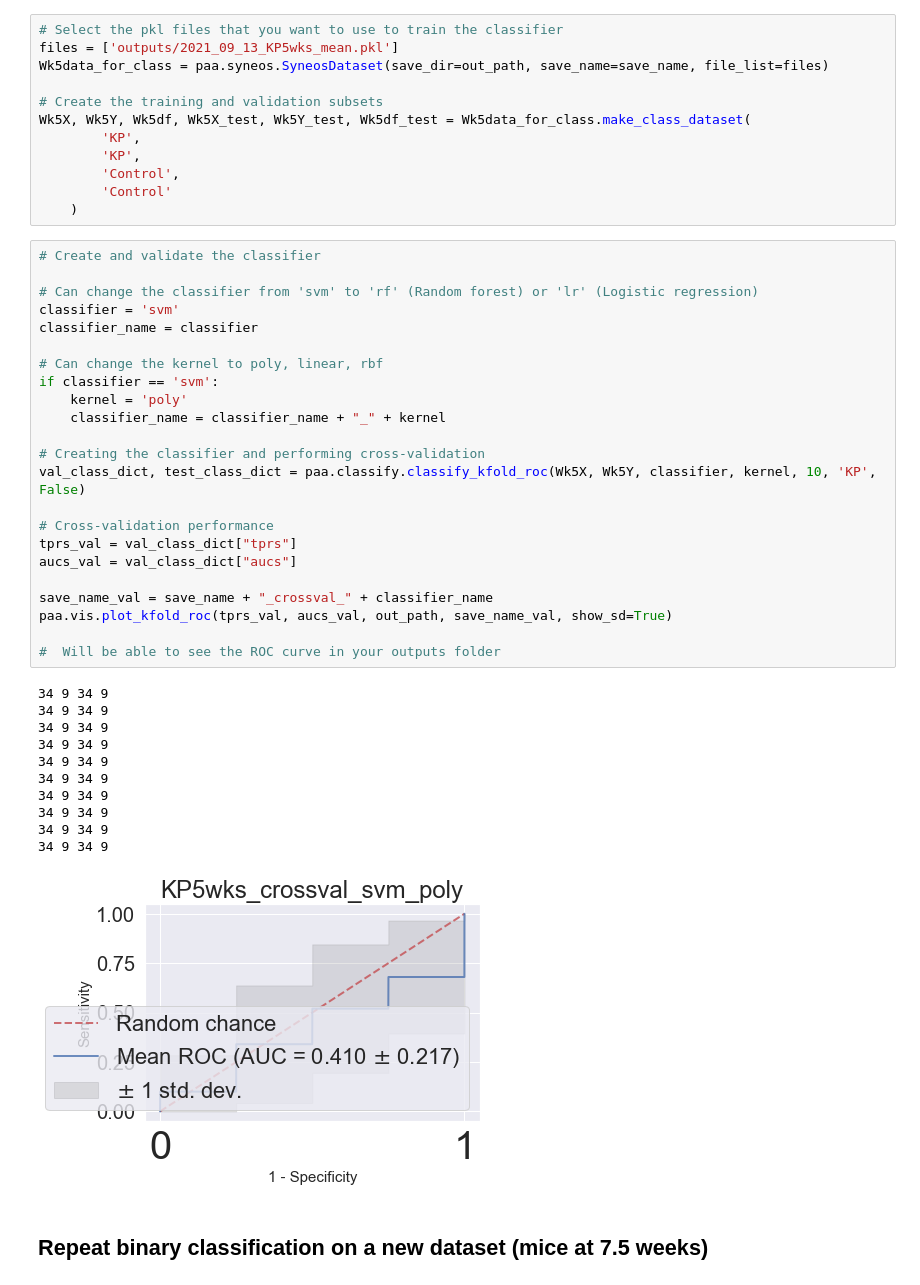
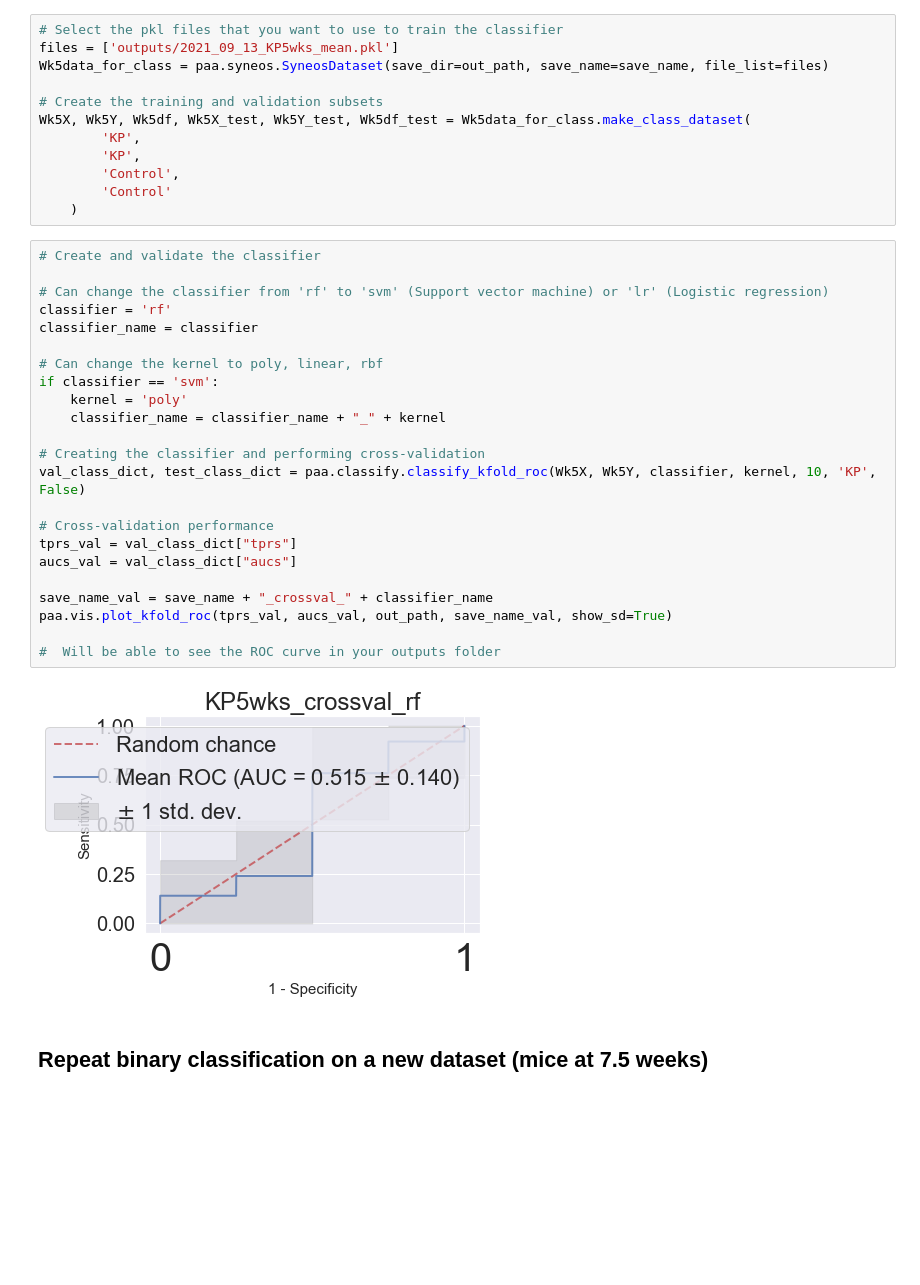
Before and after one commit to avaamini/protease_activity_analysis, a Jupyter notebook: notebooks/In_vivo_demo.ipynb, the cells around one changed output. Drawn from its saved outputs; the diff is of its cells as text; blank space fills up the shorter version.

```diff
--- a/notebooks/In_vivo_demo.ipynb
+++ b/notebooks/In_vivo_demo.ipynb
@@ -191,38 +191,28 @@ Wk5X, Wk5Y, Wk5df, Wk5X_test, Wk5Y_test, Wk5df_test = Wk5data_for_class.make_cla
 # %%
 # Create and validate the classifier
 
-# Can change the classifier from 'svm' to 'rf' (Random forest) or 'lr' (Logistic regression)
-classifier = 'svm'
+# Can change the classifier from 'rf' to 'svm' (Support vector machine) or 'lr' (Logistic regression)
+classifier = 'rf'
 classifier_name = classifier
 
 # Can change the kernel to poly, linear, rbf
 if classifier == 'svm':
     kernel = 'poly'
     classifier_name = classifier_name + "_" + kernel
 
 # Creating the classifier and performing cross-validation
 val_class_dict, test_class_dict = paa.classify.classify_kfold_roc(Wk5X, Wk5Y, classifier, kernel, 10, 'KP', False)
 
 # Cross-validation performance
 tprs_val = val_class_dict["tprs"]
 aucs_val = val_class_dict["aucs"]
 
 save_name_val = save_name + "_crossval_" + classifier_name
 paa.vis.plot_kfold_roc(tprs_val, aucs_val, out_path, save_name_val, show_sd=True)
 
 #  Will be able to see the ROC curve in your outputs folder
 # %% [output]
-34 9 34 9
-34 9 34 9
-34 9 34 9
-34 9 34 9
-34 9 34 9
-34 9 34 9
-34 9 34 9
-34 9 34 9
-34 9 34 9
-34 9 34 9
-[figure, old version]
+[figure, new version]
 # %% [markdown]
 ## Repeat binary classification on a new dataset (mice at 7.5 weeks)
 # %%
```
Also changed, not shown: parts of 15 cells of this notebook.
